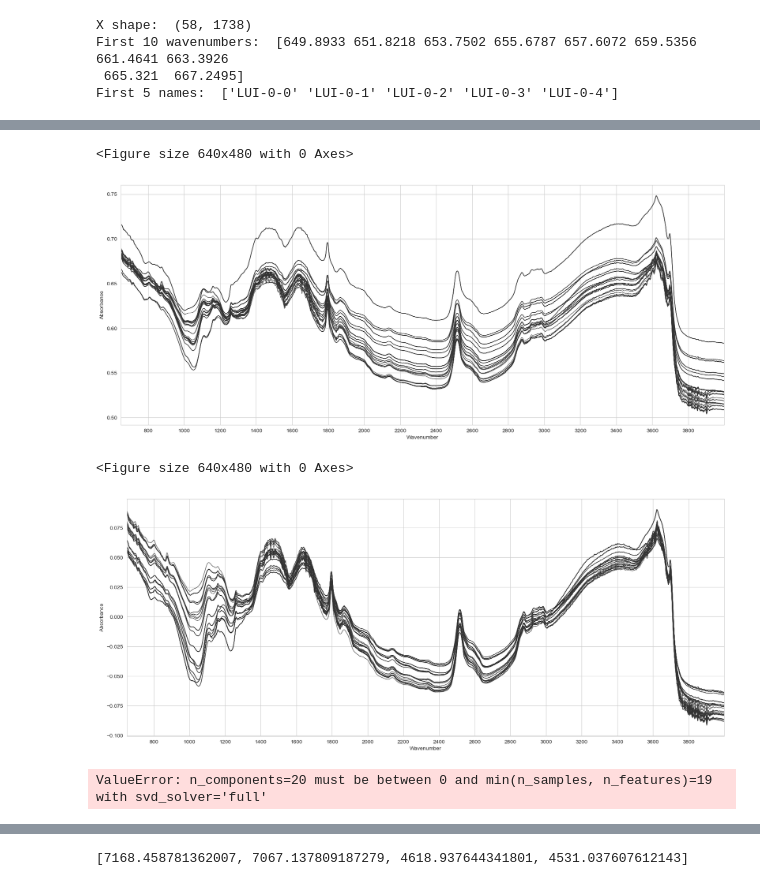
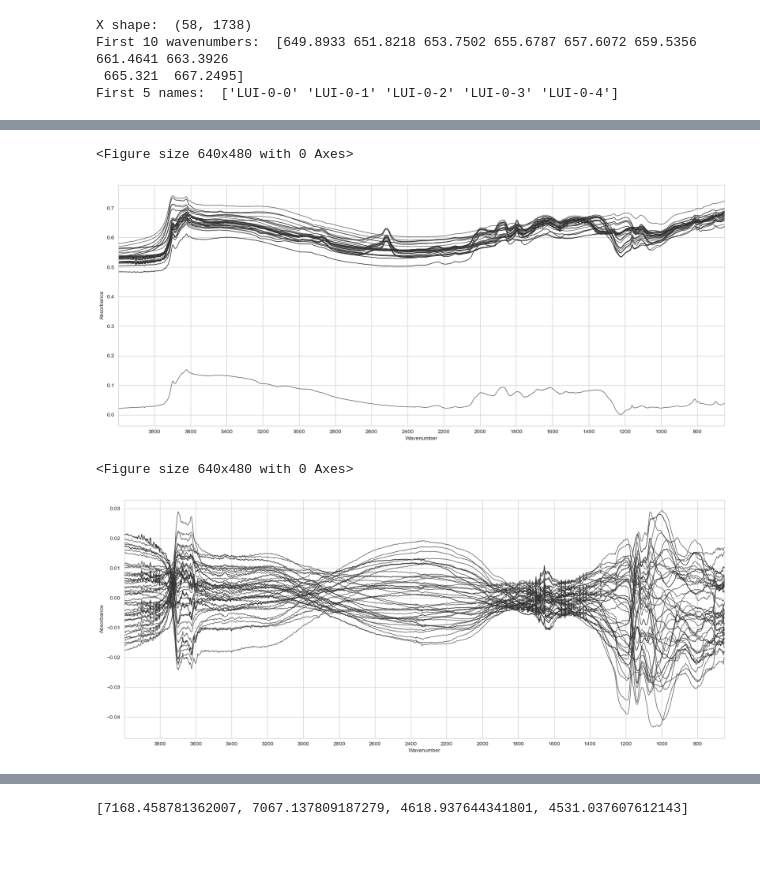
Before and after one commit to franckalbinet/lssm, a Jupyter notebook: nbs/paper/kex-spiking.ipynb, the cells around one changed output, grey strips where cells are left out. Saved outputs shown, nothing was run; the diff lists cells and outputs as text; code cells hidden in the pictures; blank space fills up the shorter version.

```diff
--- a/nbs/paper/kex-spiking.ipynb
+++ b/nbs/paper/kex-spiking.ipynb
@@ -33,10 +44,12 @@ pd.set_option('display.max_rows', 50)
 smp_type = 'MIR'
 
 if smp_type == 'MIR':
+    ascending = False
     src_dir = Path().home() / 'pro/data/k-spiking/mir'
     X, wavenumbers, names = load_mir_kex_spike(src_dir)
 
 else:
+    ascending = True
     fname = Path().home() / 'pro/data/k-spiking/nir/2023-12-8 _FT-NIR-K-spiked soil.xlsx'
     X, wavenumbers, names = load_nir_kex_spike(fname)
 
@@ -51,4 +241,7 @@ First 5 names:  ['LUI-0-0' 'LUI-0-1' 'LUI-0-2' 'LUI-0-3' 'LUI-0-4']
 # %%
-mask_smp = np.char.find(names, 'SPA') == 0
-X = X[mask_smp, :]
-names = names[mask_smp]
+# 'TM4.1', ‘SPA1', 'LUI'
+smp = 'LUI'
+mask_smp = np.char.find(names, smp) == 0
+X_selected = X[mask_smp, :]
+names_selected = names[mask_smp]
+X_selected.shape
@@ -55,17 +250,18 @@ names = names[mask_smp]
 # %%
-pipe = Pipeline([
-    ('cr', ContinuumRemoval(wavenumbers)),
-    ('diffs', SpikeDiff(names))])
+# pipe = Pipeline([
+#     ('cr', ContinuumRemoval(wavenumbers)),
+#     ('diffs', SpikeDiff(names))])
 
-pipe = Pipeline([
-    ('cr', BaselineALS()),
-    ('diffs', SpikeDiff(names))])
+# pipe = Pipeline([
+#     ('cr', BaselineALS()),
+#     ('diffs', SpikeDiff(names))])
 
-pipe = Pipeline([
-    ('cr', BaselineALS())])
+# pipe = Pipeline([
+#     ('cr', BaselineALS())])
 
-pipe = Pipeline([
-    ('center', MeanCenter())])
+# pipe = Pipeline([
+#     ('center', MeanCenter())])
+
 # pipe = Pipeline([
 #     ('derivative', TakeDerivative(window_length=31)),
 #     ('diffs', SpikeDiff(names))])
@@ -74,7 +270,8 @@ pipe = Pipeline([
 #     ('derivative', TakeDerivative(window_length=21))
 #     ])
 
-# pipe = Pipeline([
-#     ('diffs', SpikeDiff(names))])
+pipe = Pipeline([
+    ('center', MeanCenter()),
+    ('diffs', SpikeDiff(names_selected))])
 
-X_t = pipe.fit_transform(X)
+X_t = pipe.fit_transform(X_selected)
@@ -81,19 +314,17 @@ X_t = pipe.fit_transform(X)
 # %%
-plot_spectra(X, wavenumbers, figsize=(20, 8))
+plot_spectra(X, wavenumbers, figsize=(20, 8), ascending=ascending)
 # %% [output]
 <Figure size 640x480 with 0 Axes>
-[figure, old version]
+[figure, new version]
 # %%
-plot_spectra(X_t, wavenumbers, figsize=(20, 8))
+plot_spectra(X_t, wavenumbers, figsize=(20, 8), ascending=ascending)
 # %% [output]
 <Figure size 640x480 with 0 Axes>
-[figure, old version]
+[figure, new version]
 # %%
-n_components = 20
+n_components = 10
 pca = PCA(n_components=n_components)
-X_pca = pca.fit_transform(X)
+X_pca = pca.fit_transform(X_t)
-# %% [output]
-ValueError: n_components=20 must be between 0 and min(n_samples, n_features)=19 with svd_solver='full'
 # %%
 pca.explained_variance_ratio_
 # %% [output]
```
Also changed, not shown: parts of 42 cells of this notebook, 25 other files.
